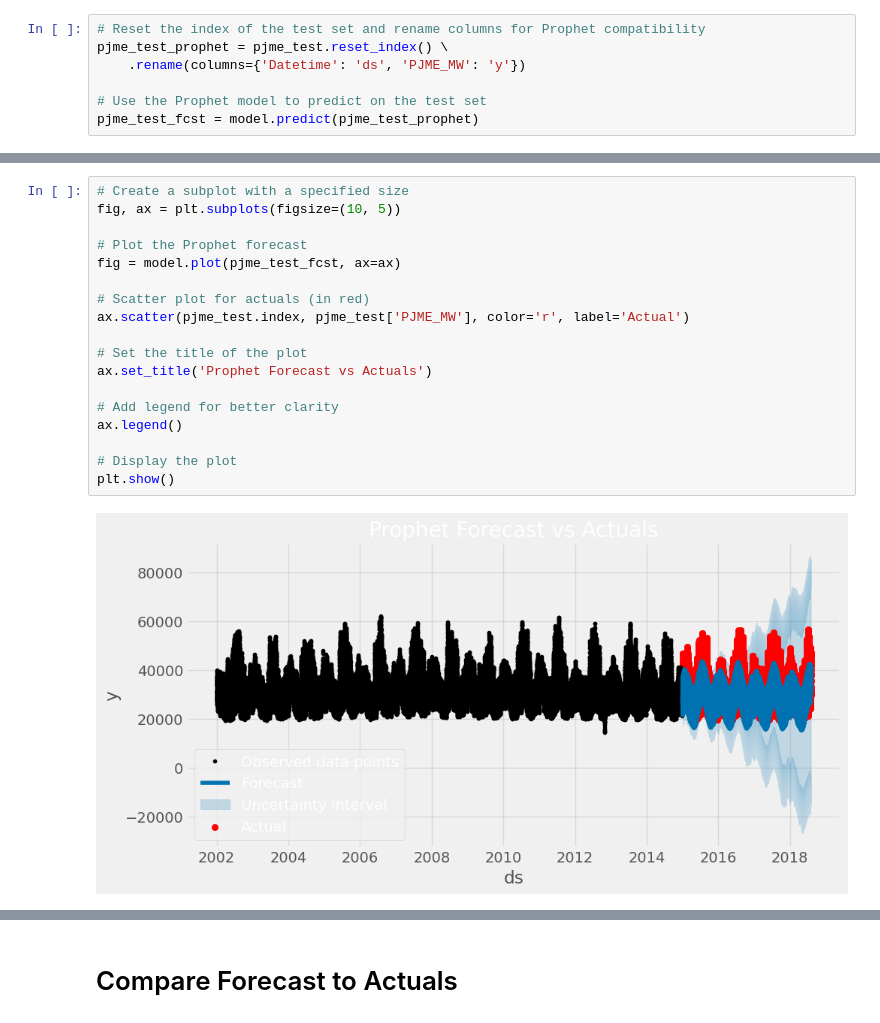
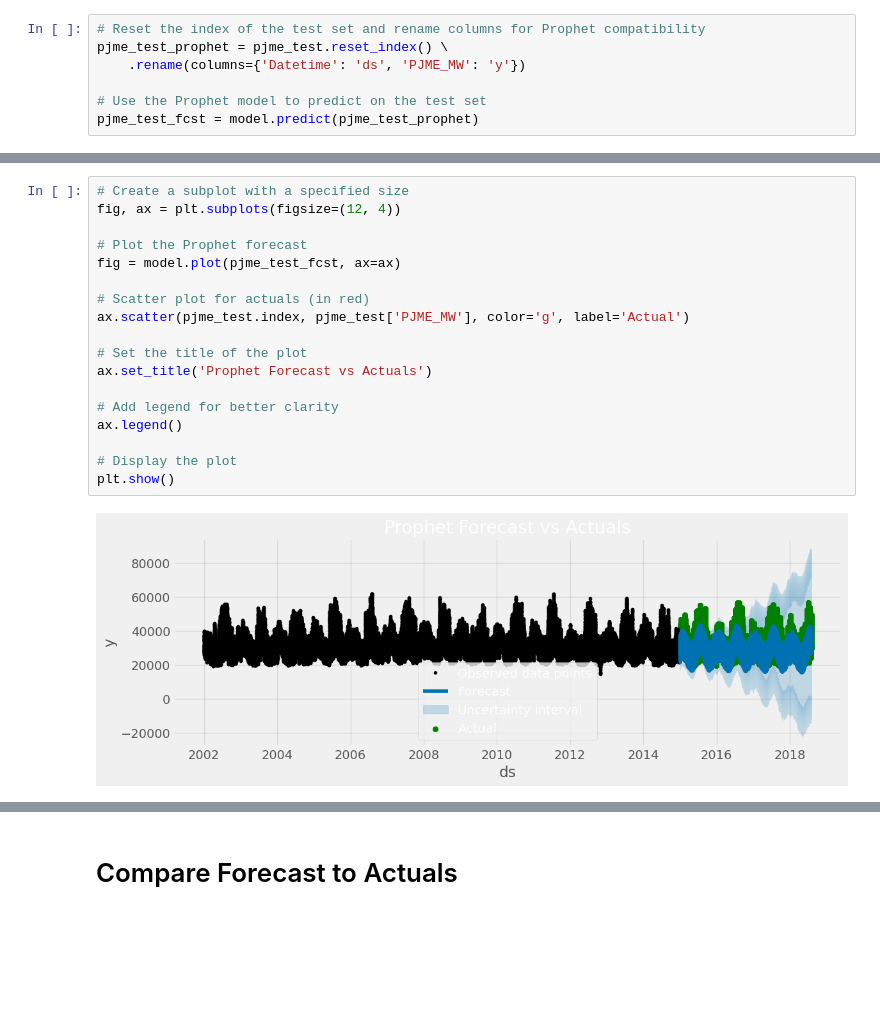
Before and after one commit to as-repo1/CBTCIP, a Jupyter notebook: time-series-forecasting/time-series-forecasting-prophet.ipynb, the cells around one changed output, grey strips where cells are left out. Cells and saved outputs as stored; diff of their text form; blank space fills up the shorter version.

```diff
--- a/time-series-forecasting/time-series-forecasting-prophet.ipynb
+++ b/time-series-forecasting/time-series-forecasting-prophet.ipynb
@@ -196,24 +190,24 @@ pjme_test_fcst.head()
 5 rows × 22 columns
 # %%
 # Create a subplot with a specified size
-fig, ax = plt.subplots(figsize=(10, 5))
+fig, ax = plt.subplots(figsize=(12, 4))
 
 # Plot the Prophet forecast
 fig = model.plot(pjme_test_fcst, ax=ax)
 
 # Scatter plot for actuals (in red)
-ax.scatter(pjme_test.index, pjme_test['PJME_MW'], color='r', label='Actual')
+ax.scatter(pjme_test.index, pjme_test['PJME_MW'], color='g', label='Actual')
 
 # Set the title of the plot
 ax.set_title('Prophet Forecast vs Actuals')
 
 # Add legend for better clarity
 ax.legend()
 
 # Display the plot
 plt.show()
 # %% [output]
-[figure, old version]
+[figure, new version]
 # %%
 fig = model.plot_components(pjme_test_fcst)
 plt.show()
```
Also changed, not shown: parts of 9 cells of this notebook, 2 other files.
